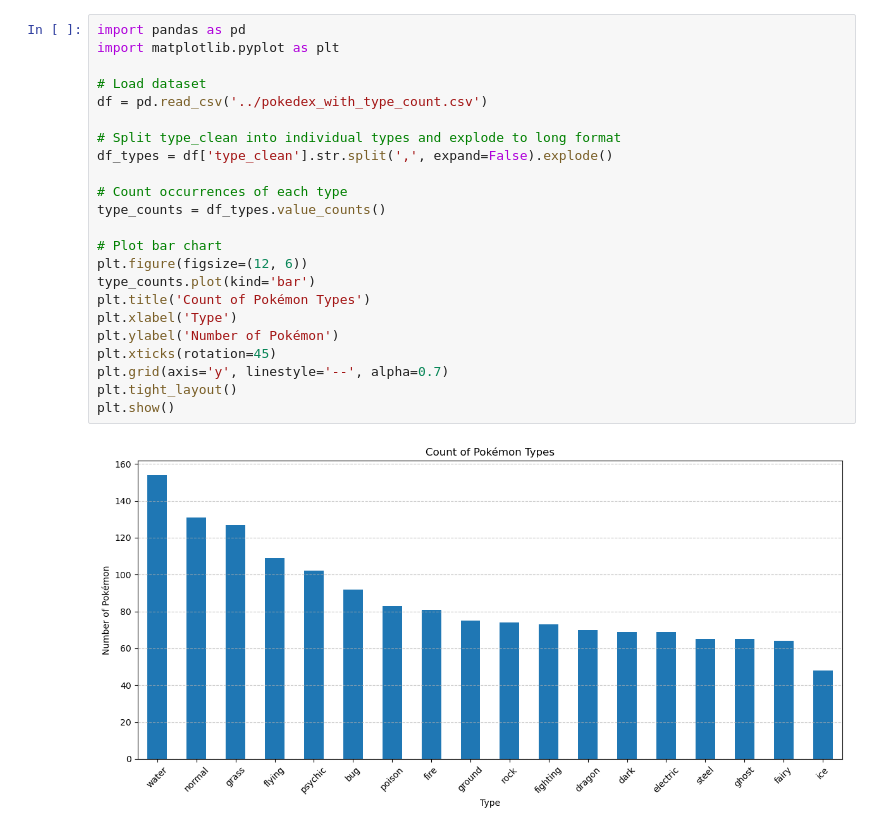
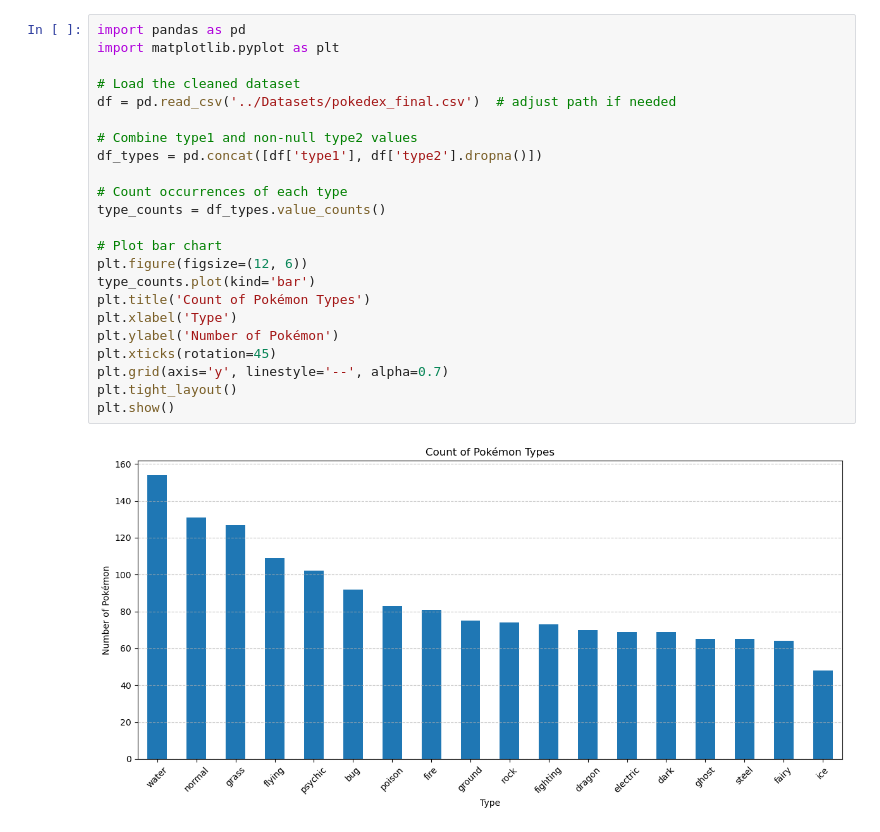
Before and after one commit to Rikkayyy/COSC4337-PokemonTypePredictor, a Jupyter notebook: EDA/eda.ipynb, the cells around one changed output. Saved outputs shown, nothing was run; the diff lists cells and outputs as text.

Commit message:
Cleaned repository, finalized dataset, and updated file routes

```diff
--- a/EDA/eda.ipynb
+++ b/EDA/eda.ipynb
@@ -48,28 +49,28 @@ dtype: int64
 # %%
 import pandas as pd
 import matplotlib.pyplot as plt
 
-# Load dataset
-df = pd.read_csv('../pokedex_with_type_count.csv')
+# Load the cleaned dataset
+df = pd.read_csv('../Datasets/pokedex_final.csv')  # adjust path if needed
 
-# Split type_clean into individual types and explode to long format
-df_types = df['type_clean'].str.split(',', expand=False).explode()
+# Combine type1 and non-null type2 values
+df_types = pd.concat([df['type1'], df['type2'].dropna()])
 
 # Count occurrences of each type
 type_counts = df_types.value_counts()
 
 # Plot bar chart
 plt.figure(figsize=(12, 6))
 type_counts.plot(kind='bar')
 plt.title('Count of Pokémon Types')
 plt.xlabel('Type')
 plt.ylabel('Number of Pokémon')
 plt.xticks(rotation=45)
 plt.grid(axis='y', linestyle='--', alpha=0.7)
 plt.tight_layout()
 plt.show()
 # %% [output]
-[figure, old version]
+[figure, new version]
 # %%
 import pandas as pd
 import matplotlib.pyplot as plt
```
Also changed, not shown: parts of 4 cells of this notebook, 10 other files.
